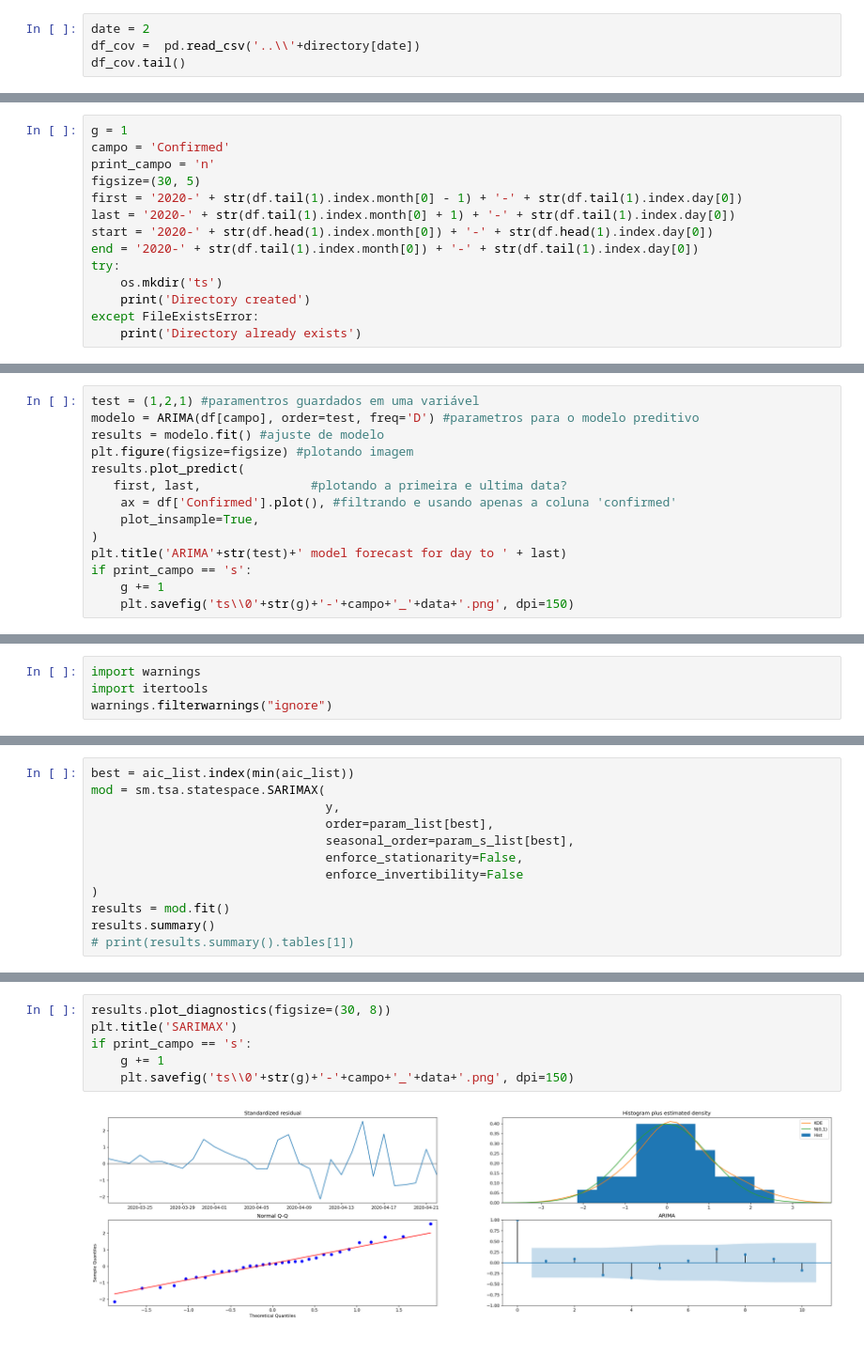
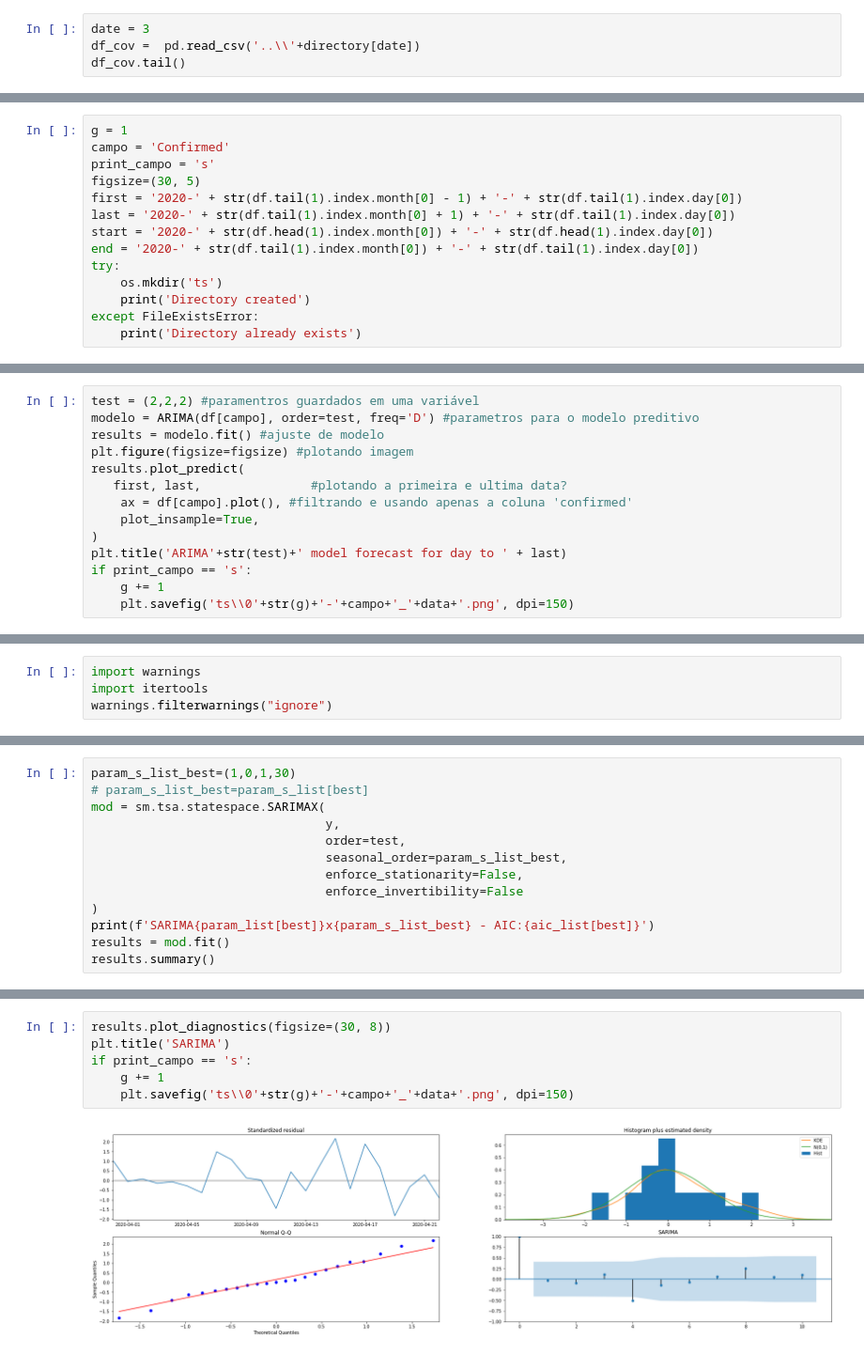
Before and after one commit to gfsilveira/covid, a Jupyter notebook: 02-Covid19-MunicipiosBR_TS.ipynb, the cells around one changed output, grey strips where cells are left out. Shown at 94% size. Drawn from its saved outputs; the diff is of its cells as text.

```diff
--- a/02-Covid19-MunicipiosBR_TS.ipynb
+++ b/02-Covid19-MunicipiosBR_TS.ipynb
@@ -43,5 +44,5 @@ printLis(directory)
 # %%
-date = 2
+date = 3
 df_cov =  pd.read_csv('..\\'+directory[date])
 df_cov.tail()
 # %% [output]
@@ -138,7 +139,7 @@ memory usage: 1.8 KB
 # %%
 g = 1
 campo = 'Confirmed'
-print_campo = 'n'
+print_campo = 's'
 figsize=(30, 5)
 first = '2020-' + str(df.tail(1).index.month[0] - 1) + '-' + str(df.tail(1).index.day[0])
 last = '2020-' + str(df.tail(1).index.month[0] + 1) + '-' + str(df.tail(1).index.day[0])
@@ -315,11 +356,11 @@ ma.L2.D2.Confirmed     1.0000      0.075     13.392      0.000       0.854
 # %%
-test = (1,2,1) #paramentros guardados em uma variável
+test = (2,2,2) #paramentros guardados em uma variável
 modelo = ARIMA(df[campo], order=test, freq='D') #parametros para o modelo preditivo
 results = modelo.fit() #ajuste de modelo
 plt.figure(figsize=figsize) #plotando imagem
 results.plot_predict(
    first, last,               #plotando a primeira e ultima data?
-    ax = df['Confirmed'].plot(), #filtrando e usando apenas a coluna 'confirmed'
+    ax = df[campo].plot(), #filtrando e usando apenas a coluna 'confirmed'
     plot_insample=True,
 )
 plt.title('ARIMA'+str(test)+' model forecast for day to ' + last)
@@ -417,13 +468,14 @@ ARIMA(1, 1, 1)x(1, 1, 1, 12)12 - AIC:1236.0545820043253
 # %%
-best = aic_list.index(min(aic_list))
+param_s_list_best=(1,0,1,30)
+# param_s_list_best=param_s_list[best]
 mod = sm.tsa.statespace.SARIMAX(
                                 y,
-                                order=param_list[best],
-                                seasonal_order=param_s_list[best],
+                                order=test,
+                                seasonal_order=param_s_list_best,
                                 enforce_stationarity=False,
                                 enforce_invertibility=False
 )
+print(f'SARIMA{param_list[best]}x{param_s_list_best} - AIC:{aic_list[best]}')
 results = mod.fit()
 results.summary()
-# print(results.summary().tables[1])
 # %% [output]
@@ -449,11 +506,11 @@ Warnings:
 # %%
 results.plot_diagnostics(figsize=(30, 8))
-plt.title('SARIMAX')
+plt.title('SARIMA')
 if print_campo == 's':
     g += 1
     plt.savefig('ts\\0'+str(g)+'-'+campo+'_'+data+'.png', dpi=150)
 # %% [output]
-[figure, old version]
+[figure, new version]
 # %%
 pred = results.get_prediction(start=pd.to_datetime(first), dynamic=False)
 pred_ci = pred.conf_int()
```
Also changed, not shown: parts of 16 cells of this notebook, 16 other files.
